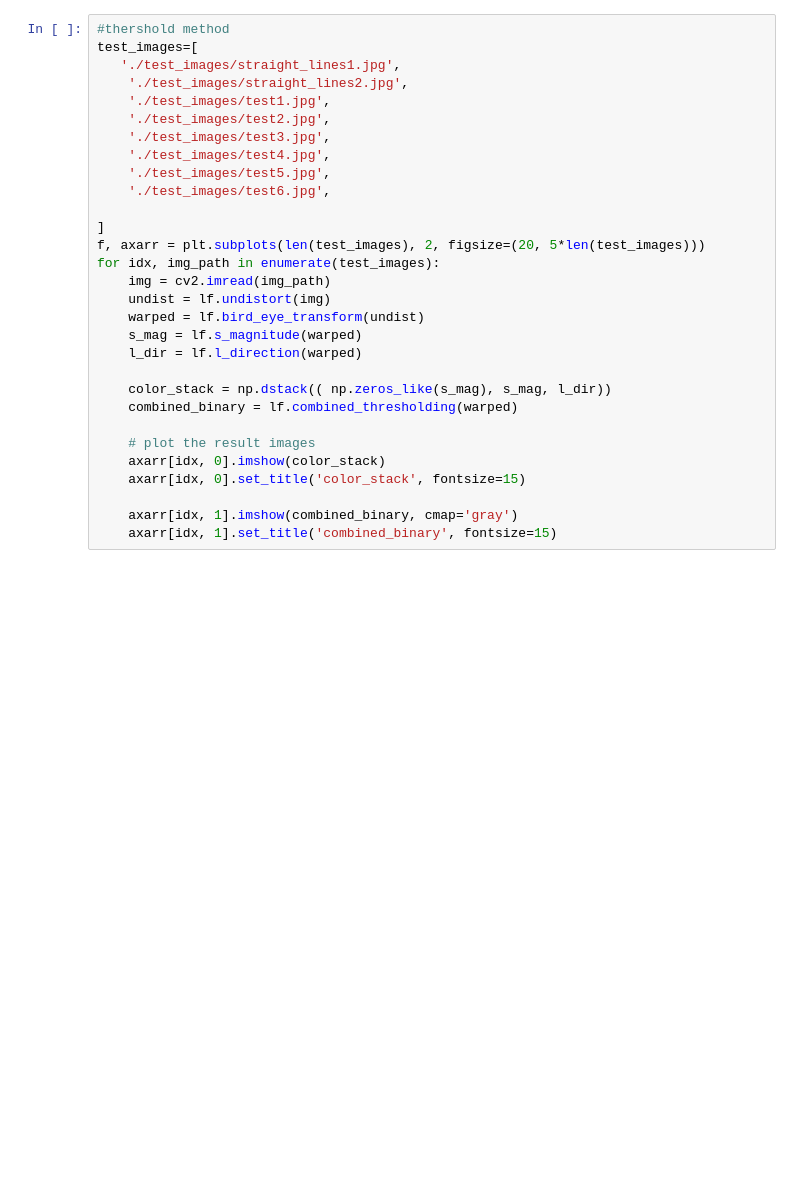
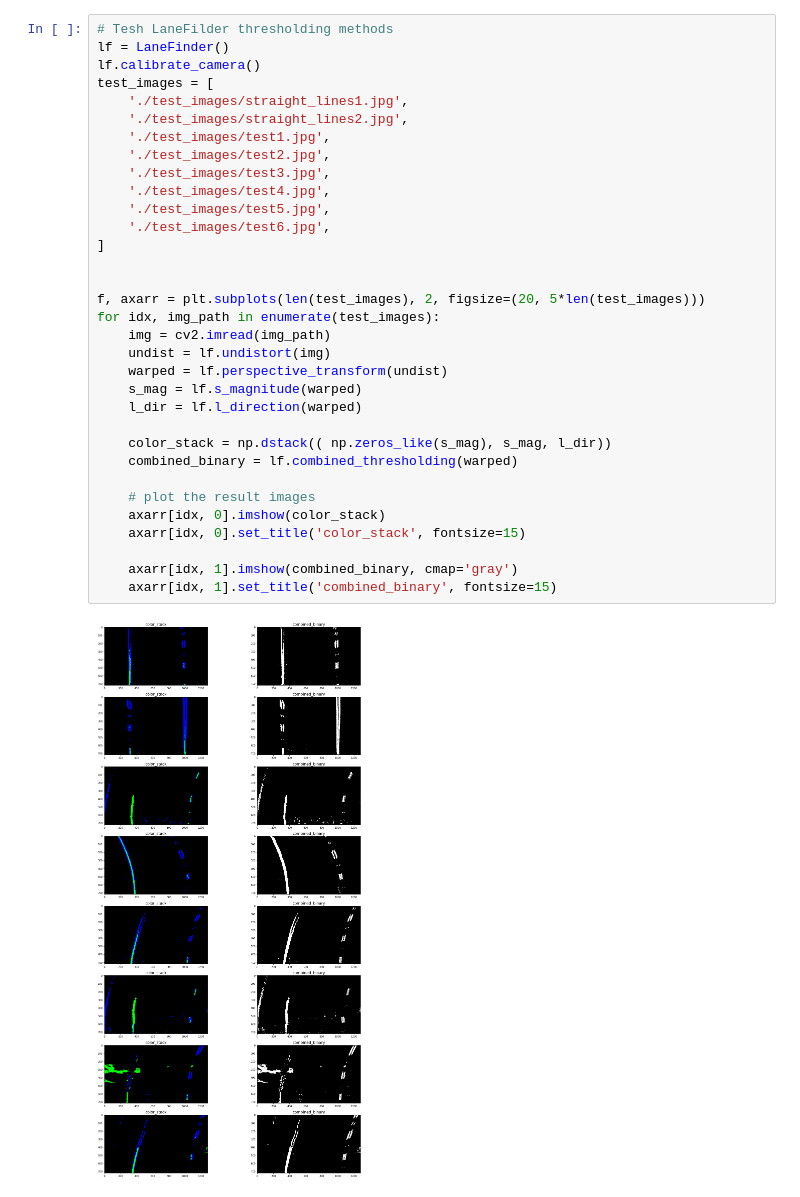
Before and after one commit to chunhsienho/Self-Driving-CarND-Advanced-Lane-Lines, a Jupyter notebook: P4.ipynb, the cells around one changed output. Drawn from its saved outputs; the diff is of its cells as text; blank space fills up the shorter version.

```diff
--- a/P4.ipynb
+++ b/P4.ipynb
@@ -502,31 +525,36 @@ for idx, img_path in enumerate(test_images):
 # %%
-#thershold method
-test_images=[
-   './test_images/straight_lines1.jpg',
+# Tesh LaneFilder thresholding methods
+lf = LaneFinder()
+lf.calibrate_camera()
+test_images = [
+    './test_images/straight_lines1.jpg',
     './test_images/straight_lines2.jpg',
     './test_images/test1.jpg',
     './test_images/test2.jpg',
     './test_images/test3.jpg',
     './test_images/test4.jpg',
     './test_images/test5.jpg',
     './test_images/test6.jpg',
+]
 
-]
+
 f, axarr = plt.subplots(len(test_images), 2, figsize=(20, 5*len(test_images)))
 for idx, img_path in enumerate(test_images):
     img = cv2.imread(img_path)
     undist = lf.undistort(img)
-    warped = lf.bird_eye_transform(undist)
+    warped = lf.perspective_transform(undist)
     s_mag = lf.s_magnitude(warped)
     l_dir = lf.l_direction(warped)
 
     color_stack = np.dstack(( np.zeros_like(s_mag), s_mag, l_dir))
     combined_binary = lf.combined_thresholding(warped)
 
     # plot the result images
     axarr[idx, 0].imshow(color_stack)
     axarr[idx, 0].set_title('color_stack', fontsize=15)
 
     axarr[idx, 1].imshow(combined_binary, cmap='gray')
     axarr[idx, 1].set_title('combined_binary', fontsize=15)
+# %% [output]
+[figure, added]
 # %%
```
Also changed, not shown: parts of 9 cells of this notebook, 6 other files.
